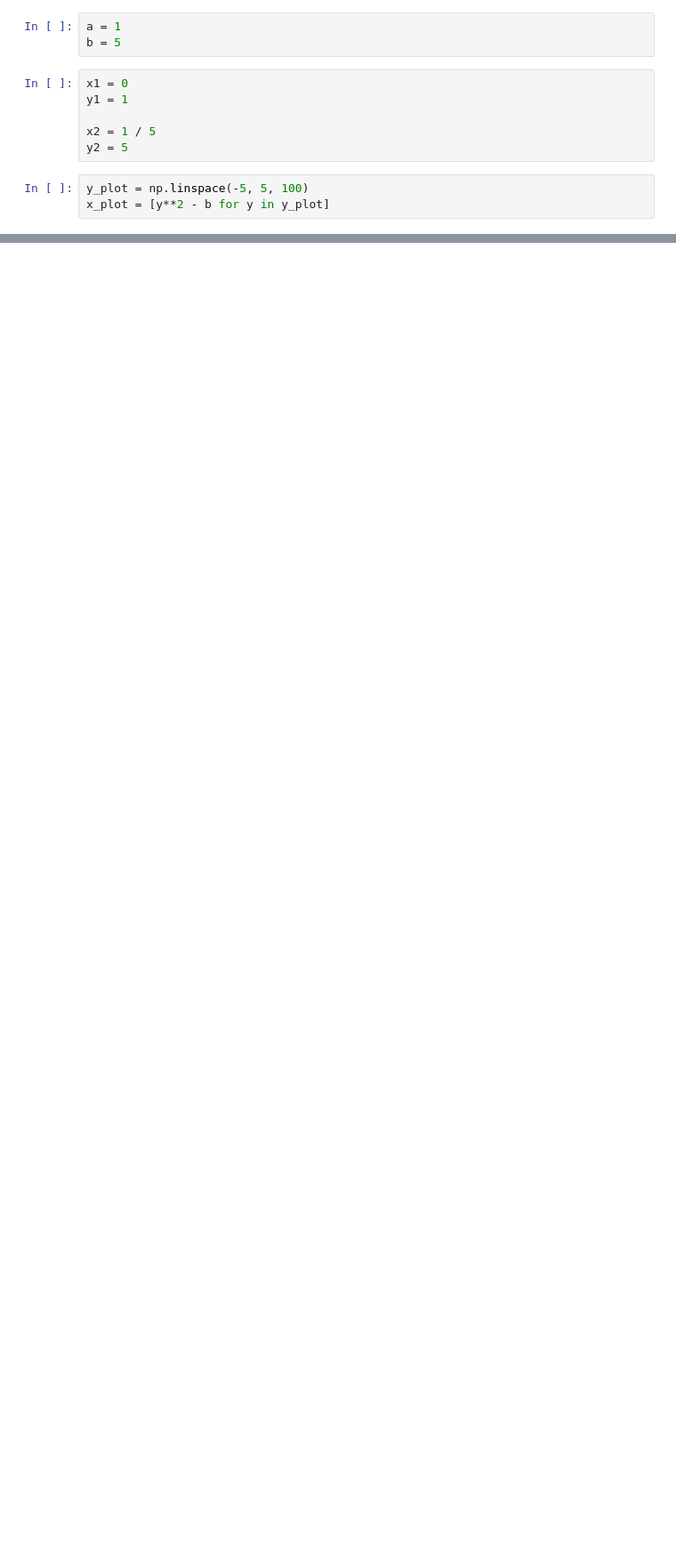
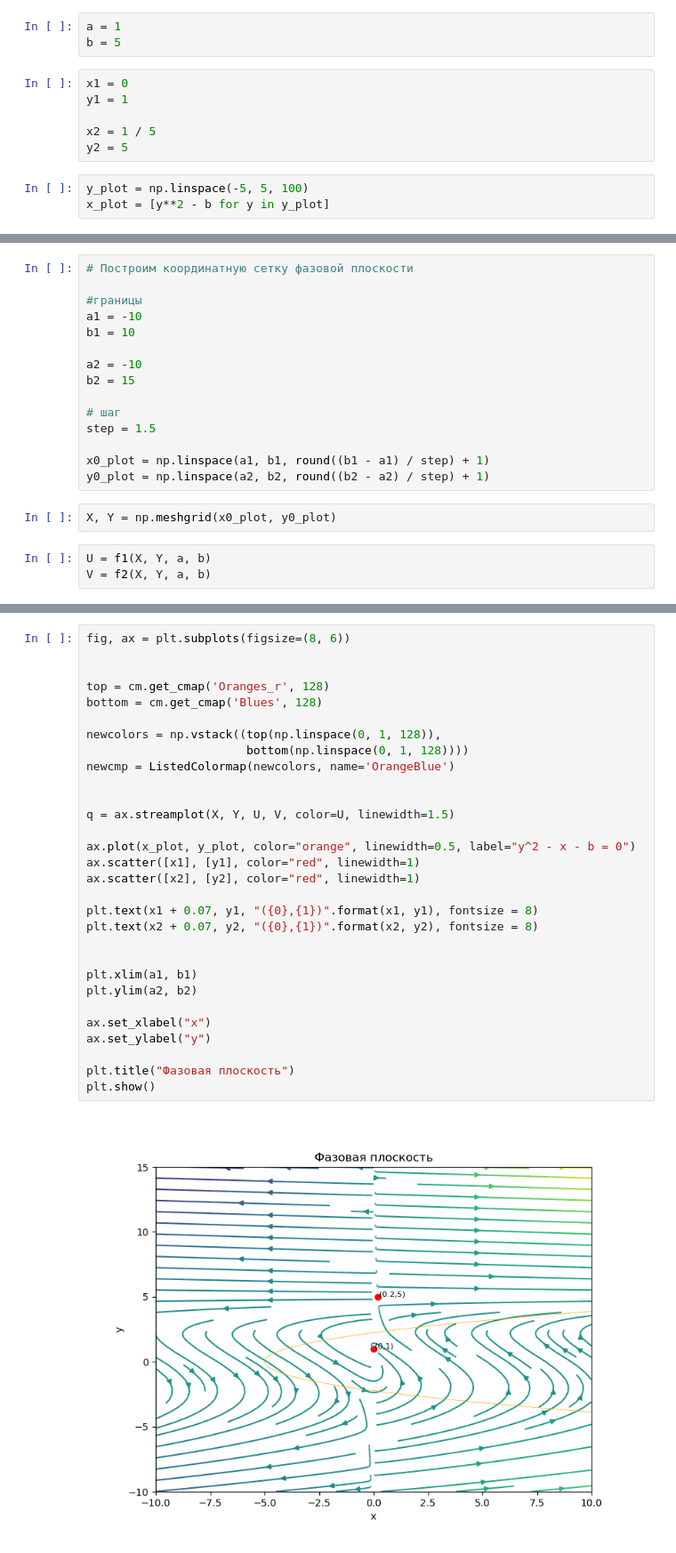
Before and after one commit to batterfly173/Nonlinear_Dynamics, a Jupyter notebook: Lab2.ipynb, the cells around one changed output, grey strips where cells are left out. Shown at 89% size. Cells and saved outputs as stored; diff of their text form; blank space fills up the shorter version.

```diff
--- a/Lab2.ipynb
+++ b/Lab2.ipynb
@@ -141,0 +251,20 @@ plt.show()
+# %%
+# Построим координатную сетку фазовой плоскости
+
+#границы
+a1 = -10
+b1 = 10
+
+a2 = -10
+b2 = 15
+
+# шаг
+step = 1.5
+
+x0_plot = np.linspace(a1, b1, round((b1 - a1) / step) + 1)
+y0_plot = np.linspace(a2, b2, round((b2 - a2) / step) + 1)
+# %%
+X, Y = np.meshgrid(x0_plot, y0_plot)
+# %%
+U = f1(X, Y, a, b)
+V = f2(X, Y, a, b)
@@ -141,0 +296,32 @@ plt.show()
+# %%
+fig, ax = plt.subplots(figsize=(8, 6))
+
+
+top = cm.get_cmap('Oranges_r', 128)
+bottom = cm.get_cmap('Blues', 128)
+
+newcolors = np.vstack((top(np.linspace(0, 1, 128)),
+                       bottom(np.linspace(0, 1, 128))))
+newcmp = ListedColormap(newcolors, name='OrangeBlue')
+
+
+q = ax.streamplot(X, Y, U, V, color=U, linewidth=1.5)
+
+ax.plot(x_plot, y_plot, color="orange", linewidth=0.5, label="y^2 - x - b = 0")
+ax.scatter([x1], [y1], color="red", linewidth=1)
+ax.scatter([x2], [y2], color="red", linewidth=1)
+
+plt.text(x1 + 0.07, y1, "({0},{1})".format(x1, y1), fontsize = 8)
+plt.text(x2 + 0.07, y2, "({0},{1})".format(x2, y2), fontsize = 8)
+
+
+plt.xlim(a1, b1)
+plt.ylim(a2, b2)
+
+ax.set_xlabel("x")
+ax.set_ylabel("y")
+
+plt.title("Фазовая плоскость")
+plt.show()
+# %% [output]
+[figure, added]
```
Also changed, not shown: parts of 16 cells of this notebook.
